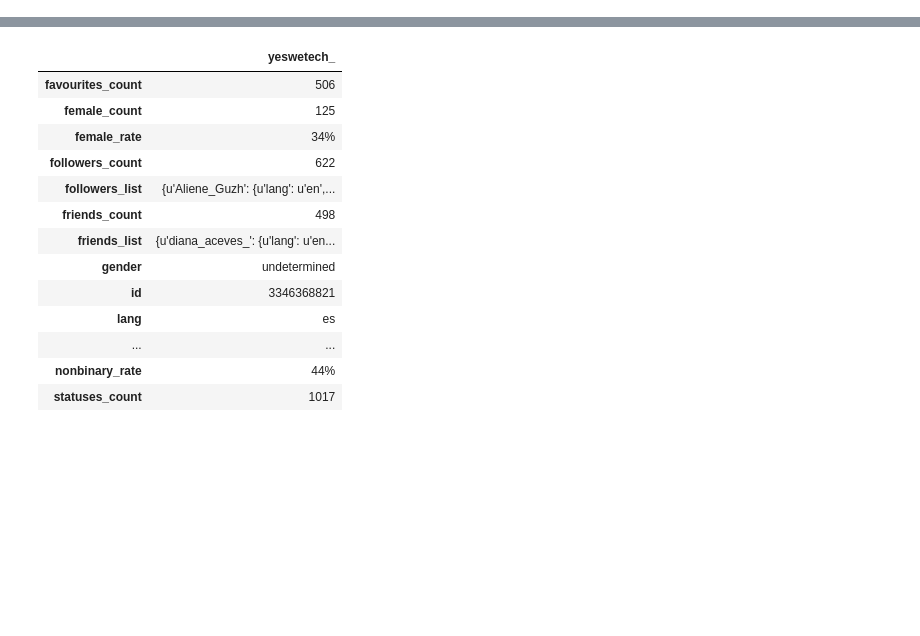
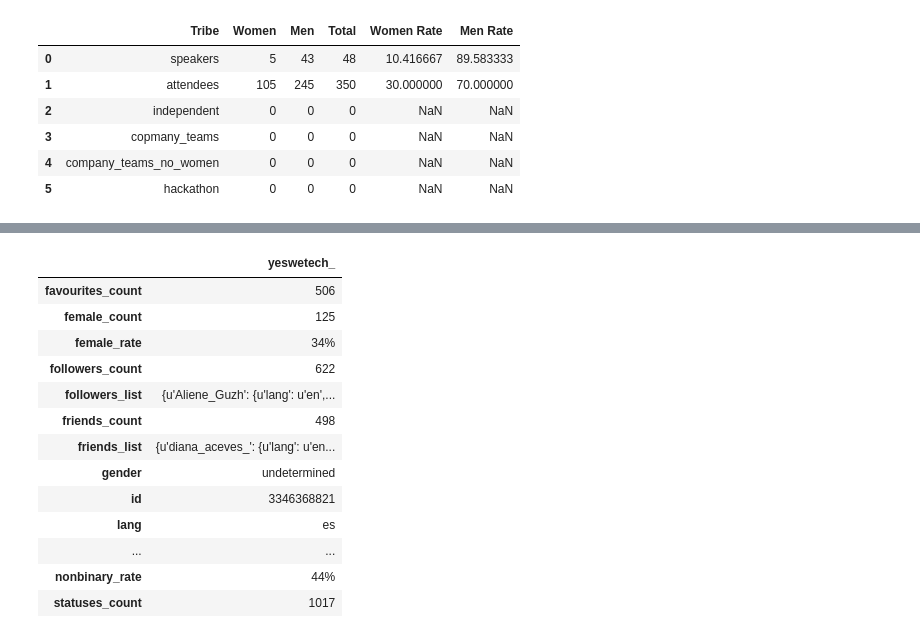
Before and after one commit to YesWeTech/whoIsJ, a Jupyter notebook: scripts/Analysis.ipynb, the cells around one changed output, grey strips where cells are left out. Drawn from its saved outputs; the diff is of its cells as text; code cells hidden in the pictures; blank space fills up the shorter version.

```diff
--- a/scripts/Analysis.ipynb
+++ b/scripts/Analysis.ipynb
@@ -12,0 +28,3 @@ The work that we are sharing here talks about two things: one is a story about d
+# %%
+data2016 = pd.read_csv('../input/small_data_2016.csv')
+data2016
@@ -12,0 +69,12 @@ The work that we are sharing here talks about two things: one is a story about d
+# %%
+data2016['Women Rate'] = pd.Series(data2016['Women']*100/data2016['Total'])
+data2016['Men Rate'] = pd.Series(data2016['Men']*100/data2016['Total'])
+data2016
+# %% [output]
+|  | Tribe | Women | Men | Total | Women Rate | Men Rate |
+| 0 | speakers | 5 | 43 | 48 | 10.416667 | 89.583333 |
+| 1 | attendees | 105 | 245 | 350 | 30.000000 | 70.000000 |
+| 2 | independent | 0 | 0 | 0 | NaN | NaN |
+| 3 | copmany_teams | 0 | 0 | 0 | NaN | NaN |
+| 4 | company_teams_no_women | 0 | 0 | 0 | NaN | NaN |
+| 5 | hackathon | 0 | 0 | 0 | NaN | NaN |
```
Also changed, not shown: parts of 16 cells of this notebook.
